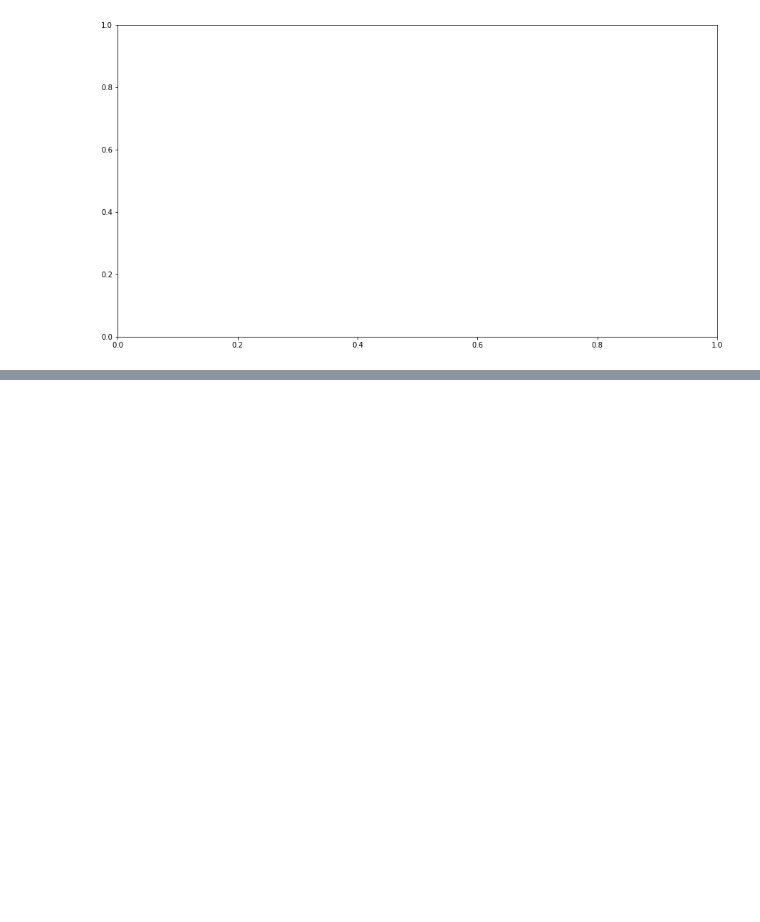
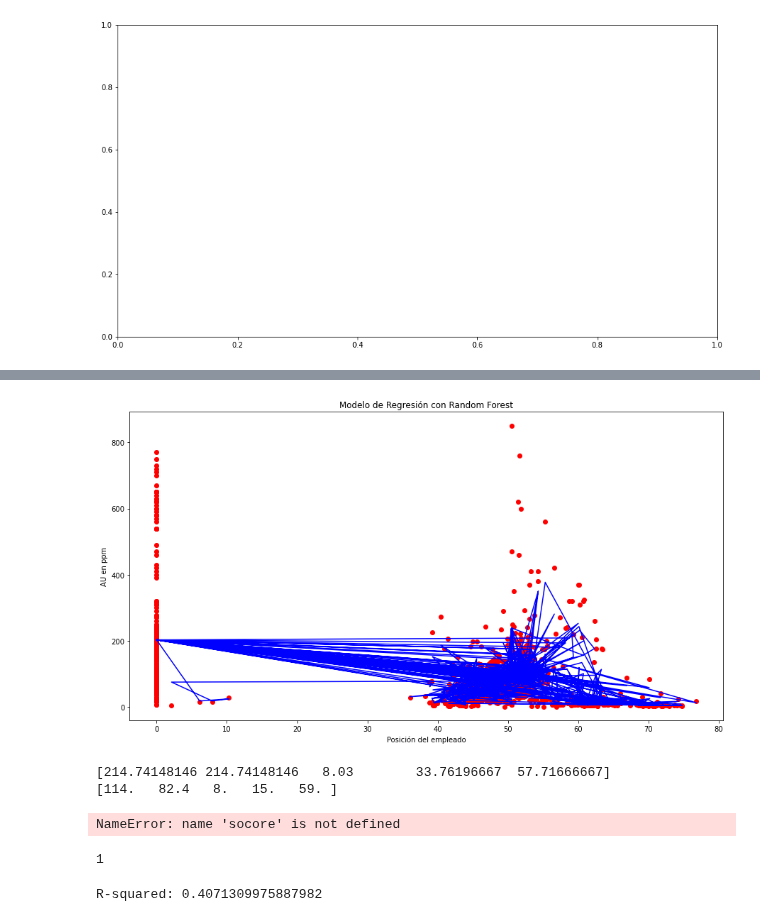
Before and after one commit to rubensdmp/GeoPython, a Jupyter notebook: EarthChem/Geoquimica.ipynb, the cells around one changed output, grey strips where cells are left out. Saved outputs shown, nothing was run; the diff lists cells and outputs as text; code cells hidden in the pictures; blank space fills up the shorter version.

```diff
--- a/EarthChem/Geoquimica.ipynb
+++ b/EarthChem/Geoquimica.ipynb
@@ -321,0 +377,45 @@ TypeError: 'value' must be an instance of str or bytes, not a float
+# %%
+
+# Escalado de variables
+"""from sklearn.preprocessing import StandardScaler
+sc_X = StandardScaler()
+X_train = sc_X.fit_transform(X_train)
+X_test = sc_X.transform(X_test)"""
+#%%
+
+
+# Predicción de nuestros modelos con Random Forest
+#y_pred = regression.predict([[6.5]])
+
+# Visualización de los resultados del Random Forest
+#X_grid = np.arange(min(X), max(X), 0.01)
+#X_grid = X_grid.reshape(len(X_grid), 1)
+plt.scatter(X, y, color = "red")
+plt.plot(X, regression.predict(X), color = "blue")
+plt.title("Modelo de Regresión con Random Forest")
+plt.xlabel("Posición del empleado")
+plt.ylabel("{} en ppm".format('AU'))
+plt.show()
+# %% [output]
+[figure, added]
+# %%
+predTree = regression.predict(X_test)
+print (predTree [0:5])
+print (y_test [0:5])
+# %% [output]
+[214.74148146 214.74148146   8.03        33.76196667  57.71666667]
+[114.   82.4   8.   15.   59. ]
+# %%
+regression.socore(predTree, y_test))
+# %% [output]
+NameError: name 'socore' is not defined
+# %%
+y_pred =regression.predict(X_test)
+y_pred.ndim
+# %% [output]
+1
+# %%
+score = regression.score(X_test, y_test)
+print("R-squared:", score)
+# %% [output]
+R-squared: 0.4071309975887982
```
Also changed, not shown: parts of 11 cells of this notebook, 1 other file.
